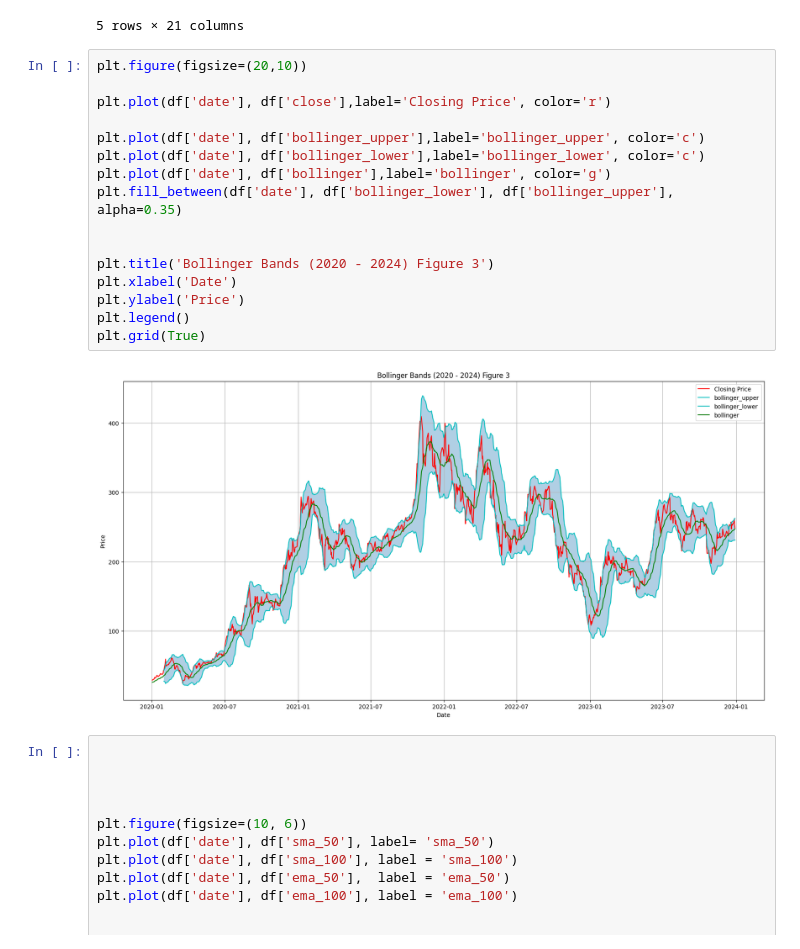
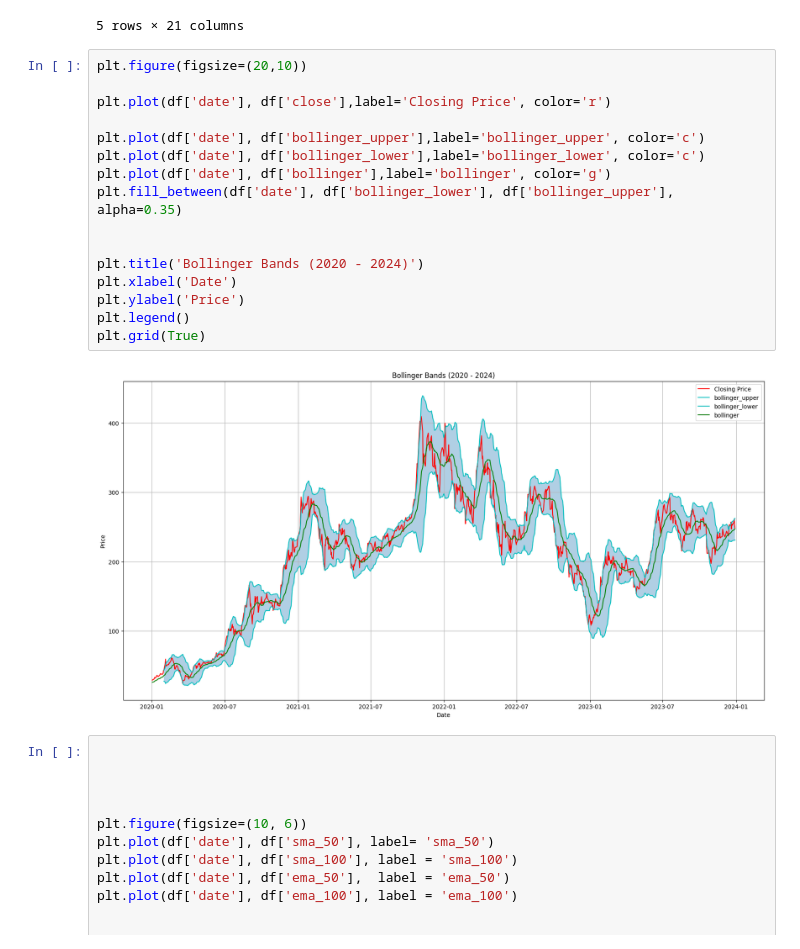
Before and after one commit to JasonMorris1/CSE151_Tesla_Stock_Prediction, a Jupyter notebook: addtional_charts.ipynb, the cells around one changed output. Drawn from its saved outputs; the diff is of its cells as text.

Commit message:
added figures

```diff
--- a/addtional_charts.ipynb
+++ b/addtional_charts.ipynb
@@ -34,21 +34,21 @@ df.head()
 # %%
 plt.figure(figsize=(20,10))
 
 plt.plot(df['date'], df['close'],label='Closing Price', color='r')
 
 plt.plot(df['date'], df['bollinger_upper'],label='bollinger_upper', color='c')
 plt.plot(df['date'], df['bollinger_lower'],label='bollinger_lower', color='c')
 plt.plot(df['date'], df['bollinger'],label='bollinger', color='g')
 plt.fill_between(df['date'], df['bollinger_lower'], df['bollinger_upper'], alpha=0.35)
 
 
-plt.title('Bollinger Bands (2020 - 2024) Figure 3')
+plt.title('Bollinger Bands (2020 - 2024)')
 plt.xlabel('Date')
 plt.ylabel('Price')
 plt.legend()
 plt.grid(True)
 # %% [output]
-[figure, old version]
+[figure, new version]
 # %%
 
 
```
Also changed, not shown: parts of 2 cells of this notebook, 5 other files.
